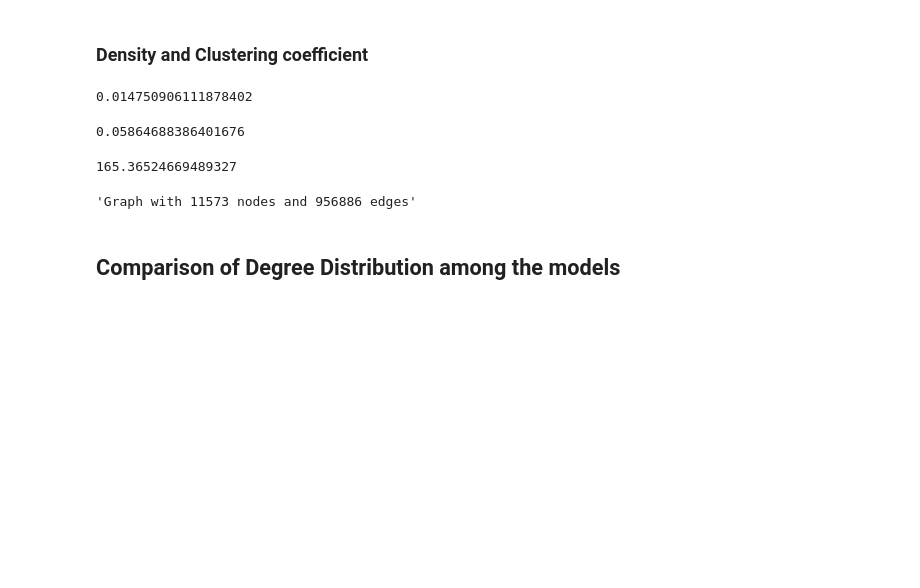
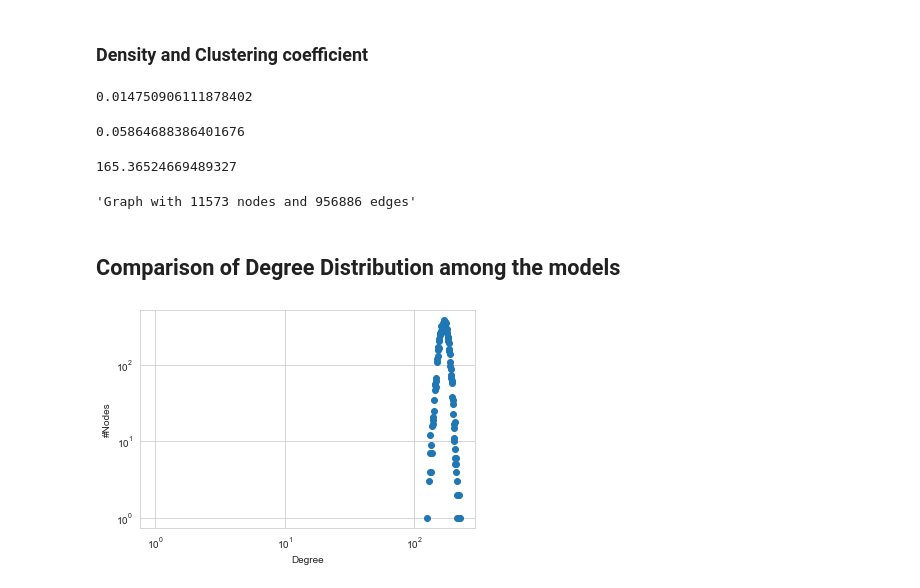
Before and after one commit to Caput97/bookdealer-recommendation-network, a Jupyter notebook: synthetic_models_analysis.ipynb, the cells around one changed output. Saved outputs shown, nothing was run; the diff lists cells and outputs as text; code cells hidden in the pictures; blank space fills up the shorter version.

```diff
--- a/synthetic_models_analysis.ipynb
+++ b/synthetic_models_analysis.ipynb
@@ -735,3 +736,14 @@ figMix.show()
 # %%
 #open a web page that shows the subplot and it allows to save it as png
 pyo.plot(figMix)
+# %%
+# ER degree distribution with matplot lib
+plt.scatter(DegFreqER["Degree Value"], DegFreqER["Node Frequency"])
+plt.xlabel("Degree")
+plt.ylabel("#Nodes")
+plt.loglog()
+
+tikzplotlib.save("plots/DegDistributionER.tex")
+plt.show()
+# %% [output]
+[figure, added]
```
Also changed, not shown: parts of 10 cells of this notebook, 19 other files.
